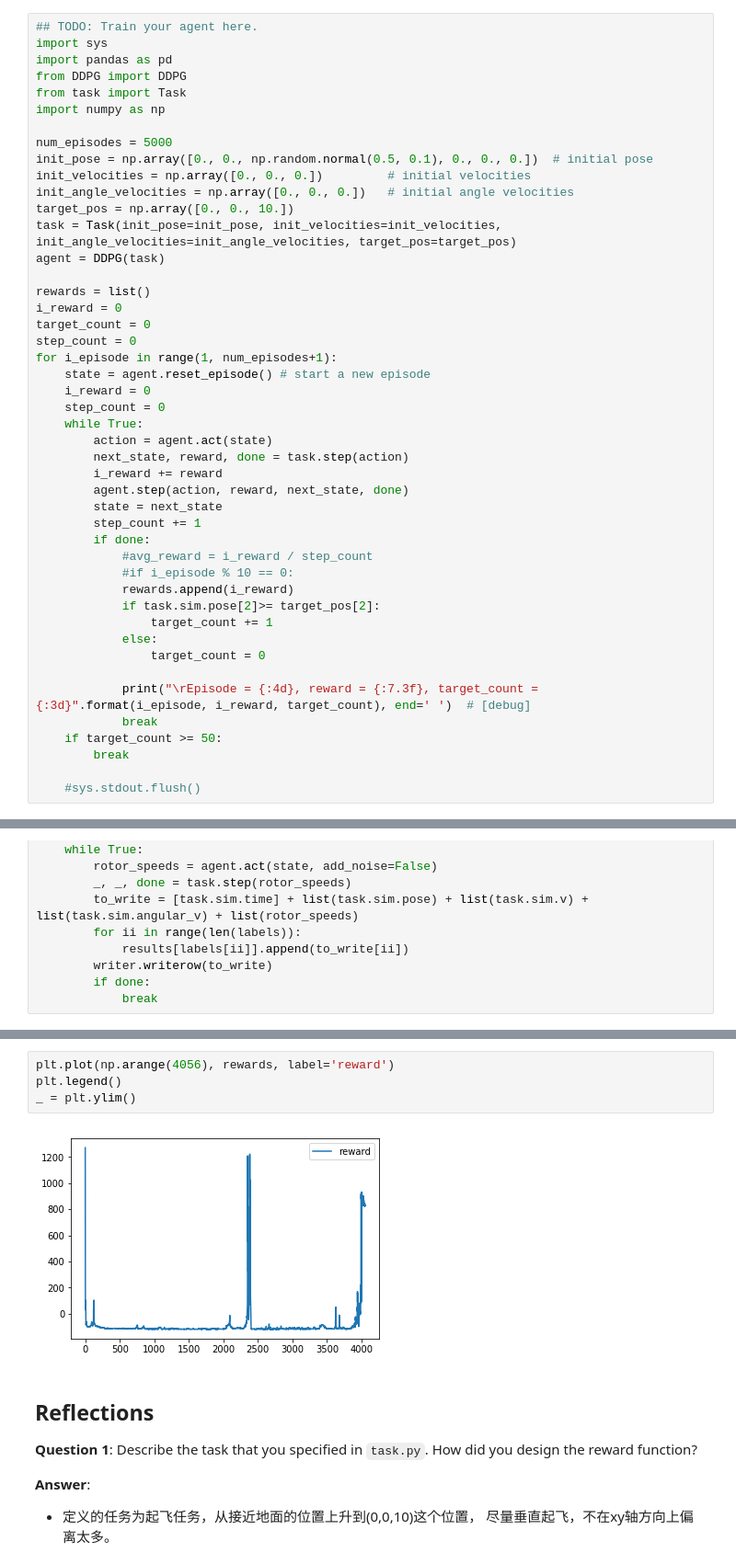
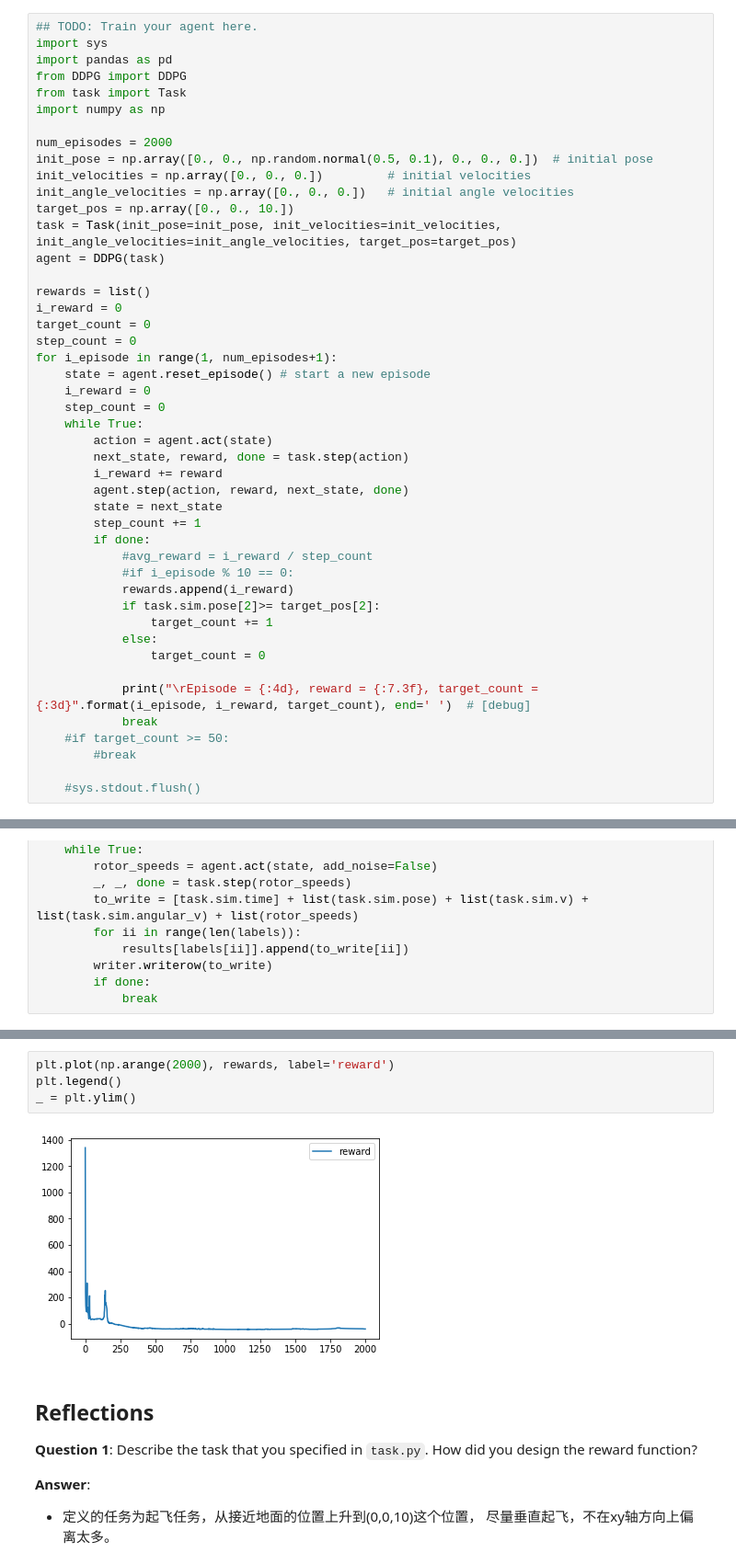
Before and after one commit to YoungPeak/Quadcopter_2, a Jupyter notebook: Quadcopter_Project.ipynb, the cells around one changed output, grey strips where cells are left out. Shown at 92% size. Saved outputs shown, nothing was run; the diff lists cells and outputs as text.

```diff
--- a/Quadcopter_Project.ipynb
+++ b/Quadcopter_Project.ipynb
@@ -219,7 +219,7 @@ from DDPG import DDPG
 from task import Task
 import numpy as np
 
-num_episodes = 5000
+num_episodes = 2000
 init_pose = np.array([0., 0., np.random.normal(0.5, 0.1), 0., 0., 0.])  # initial pose
 init_velocities = np.array([0., 0., 0.])         # initial velocities
 init_angle_velocities = np.array([0., 0., 0.])   # initial angle velocities
@@ -253,8 +253,8 @@ for i_episode in range(1, num_episodes+1):
 
             print("\rEpisode = {:4d}, reward = {:7.3f}, target_count = {:3d}".format(i_episode, i_reward, target_count), end=' ')  # [debug]
             break
-    if target_count >= 50:
-        break
+    #if target_count >= 50:
+        #break
 
     #sys.stdout.flush()
 # %% [output]
@@ -325,9 +325,9 @@ _ = plt.ylim()
 # %%
-plt.plot(np.arange(4056), rewards, label='reward')
+plt.plot(np.arange(2000), rewards, label='reward')
 plt.legend()
 _ = plt.ylim()
 # %% [output]
-[figure, old version]
+[figure, new version]
 # %% [markdown]
 ## Reflections
 
```
Also changed, not shown: parts of 5 cells of this notebook, 3 other files.
